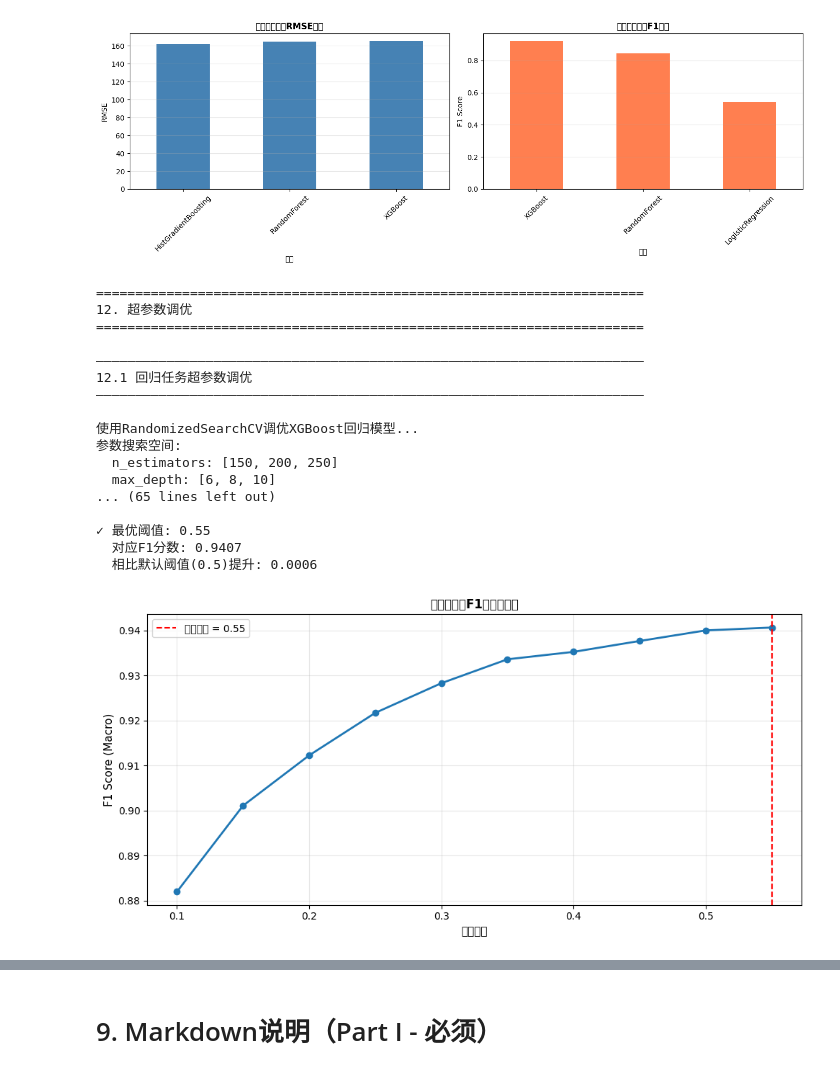
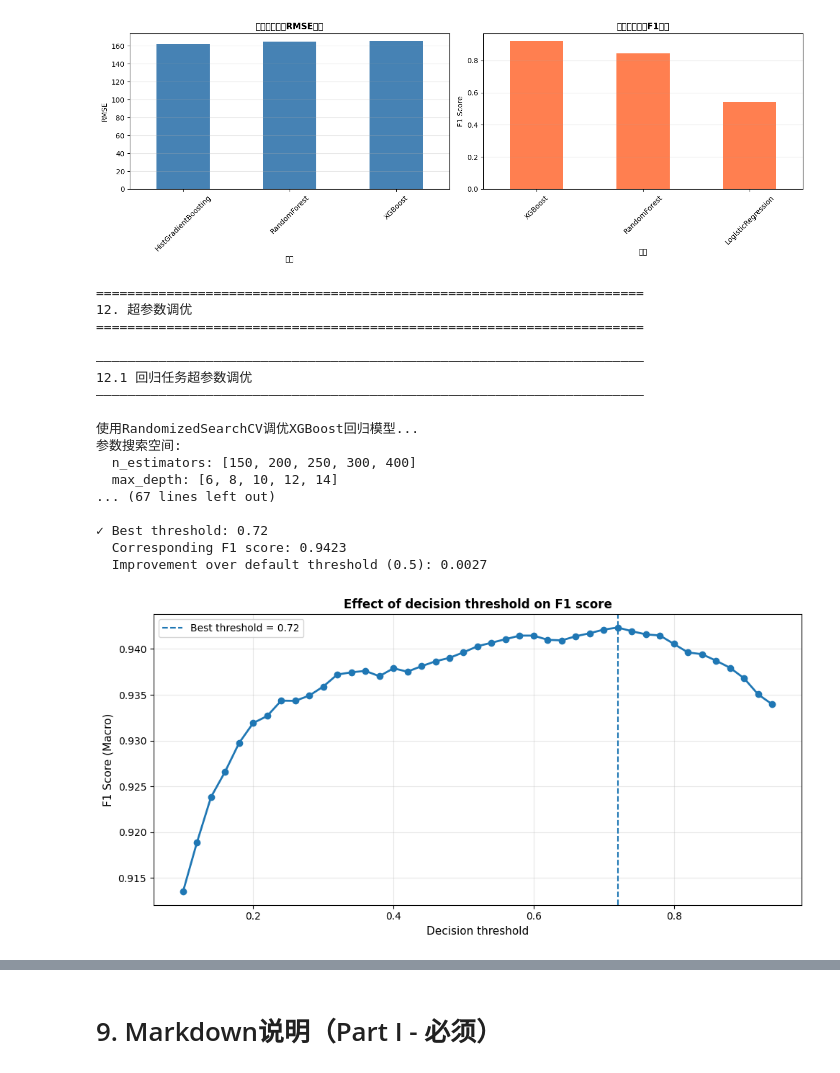
Before and after one commit to Kacaw2/9321-ass3, a Jupyter notebook: z5618951.ipynb, the cells around one changed output, grey strips where cells are left out. Saved outputs shown, nothing was run; the diff lists cells and outputs as text; code cells hidden in the pictures.

```diff
--- a/z5618951.ipynb
+++ b/z5618951.ipynb
@@ -196,6 +219,7 @@ def clean_and_prepare_data(df):
         if col in df_clean.columns:
             df_clean[col] = df_clean[col].astype('category')
 
+    df_clean = add_advanced_features(df_clean)
     return df_clean
 
 # 4. 应用数据清理
@@ -587,13 +617,14 @@ print("—" * 70)
 print("\n使用RandomizedSearchCV调优XGBoost回归模型...")
 
 param_dist_reg = {
-    'n_estimators': [150, 200, 250],
-    'max_depth': [6, 8, 10],
-    'learning_rate': [0.05, 0.08, 0.1],
+    'n_estimators': [150, 200, 250, 300, 400],
+    'max_depth': [6, 8, 10, 12, 14],
+    'learning_rate': [0.05, 0.08, 0.1, 0.12, 0.14, 0.16, 0.18, 0.20],
     'subsample': [0.8, 0.85, 0.9],
-    'colsample_bytree': [0.8, 0.85, 0.9],
-    'reg_alpha': [0, 0.1, 0.5],
-    'reg_lambda': [0.5, 1.0, 2.0]
+    'colsample_bytree': [0.8, 0.85, 0.9, 0.95],
+    'reg_alpha': [0, 0.01,0.05, 0.1, 0.5],
+    'reg_lambda': [0.5, 0.8, 1.0, 1.5, 2.0],
+    'min_child_weight': [1, 2, 3]
 }
 
 print(f"参数搜索空间:")
@@ -609,9 +640,9 @@ xgb_reg = XGBRegressor(
 random_search_reg = RandomizedSearchCV(
     xgb_reg,
     param_distributions=param_dist_reg,
-    n_iter=20,
+    n_iter=30,
     scoring='neg_root_mean_squared_error',
-    cv=3,
+    cv=5,
     random_state=42,
     n_jobs=-1,
     verbose=1
@@ -644,14 +675,14 @@ print("—" * 70)
 print("\n使用RandomizedSearchCV调优XGBoost分类模型...")
 
 param_dist_clf = {
-    'n_estimators': [200, 250, 300],
+    'n_estimators': [200, 250, 300, 400, 500],
     'max_depth': [8, 10, 12],
-    'learning_rate': [0.05, 0.08, 0.1],
+    'learning_rate': [0.05, 0.08, 0.1, 0.12, 0.14, 0.16, 0.18, 0.20],
     'subsample': [0.8, 0.85, 0.9],
     'colsample_bytree': [0.8, 0.85, 0.9],
     'reg_alpha': [0, 0.1, 0.5],
     'reg_lambda': [0.5, 1.0, 2.0],
-    'scale_pos_weight': [scale_pos_weight * 0.8, scale_pos_weight, scale_pos_weight * 1.2]
+    'scale_pos_weight': [scale_pos_weight * 0.8, scale_pos_weight, scale_pos_weight * 1.2, scale_pos_weight * 1.3, scale_pos_weight * 1.4, scale_pos_weight * 1.5, scale_pos_weight * 1.6]
 }
 
 print(f"参数搜索空间:")
@@ -706,51 +737,51 @@ print("\n寻找最优决策阈值...")
 y_pred_proba = best_model_clf.predict_proba(X_val_clf)[:, 1]
 
 # 测试不同阈值
-thresholds = np.arange(0.1, 0.6, 0.05)
+thresholds = np.arange(0.1, 0.95, 0.02)
 f1_scores = []
 
 for threshold in thresholds:
     y_pred_threshold = (y_pred_proba >= threshold).astype(int)
     f1 = f1_score(y_val_clf, y_pred_threshold, average='macro')
     f1_scores.append(f1)
 
 best_threshold_idx = np.argmax(f1_scores)
 best_threshold = thresholds[best_threshold_idx]
 best_f1_with_threshold = f1_scores[best_threshold_idx]
 
-print(f"\n✓ 最优阈值: {best_threshold:.2f}")
-print(f"  对应F1分数: {best_f1_with_threshold:.4f}")
-print(f"  相比默认阈值(0.5)提升: {best_f1_with_threshold - tuned_f1:.4f}")
+print(f"\n✓ Best threshold: {best_threshold:.2f}")
+print(f"  Corresponding F1 score: {best_f1_with_threshold:.4f}")
+print(f"  Improvement over default threshold (0.5): {best_f1_with_threshold - tuned_f1:.4f}")
 
-# 可视化阈值vs F1
+# Visualize threshold vs F1
 plt.figure(figsize=(10, 5))
 plt.plot(thresholds, f1_scores, marker='o', linewidth=2, markersize=6)
-plt.axvline(x=best_threshold, color='r', linestyle='--', label=f'最优阈值 = {best_threshold:.2f}')
-plt.xlabel('决策阈值', fontsize=11)
+plt.axvline(x=best_threshold, linestyle='--', label=f'Best threshold = {best_threshold:.2f}')
+plt.xlabel('Decision threshold', fontsize=11)
 plt.ylabel('F1 Score (Macro)', fontsize=11)
-plt.title('决策阈值对F1分数的影响', fontsize=12, fontweight='bold')
+plt.title('Effect of decision threshold on F1 score', fontsize=12, fontweight='bold')
 plt.grid(alpha=0.3)
 plt.legend()
 plt.tight_layout()
 plt.show()
 # %% [output]
 ======================================================================
 12. 超参数调优
 ======================================================================
 
 ——————————————————————————————————————————————————————————————————————
 12.1 回归任务超参数调优
 ——————————————————————————————————————————————————————————————————————
 
 使用RandomizedSearchCV调优XGBoost回归模型...
 参数搜索空间:
-  n_estimators: [150, 200, 250]
-  max_depth: [6, 8, 10]
-... (65 lines left out)
+  n_estimators: [150, 200, 250, 300, 400]
+  max_depth: [6, 8, 10, 12, 14]
+... (67 lines left out)
 
-✓ 最优阈值: 0.55
-  对应F1分数: 0.9407
-  相比默认阈值(0.5)提升: 0.0006
+✓ Best threshold: 0.72
+  Corresponding F1 score: 0.9423
+  Improvement over default threshold (0.5): 0.0027
-[figure, old version]
+[figure, new version]
 # %%
 # ============================================================
```
Also changed, not shown: parts of 4 cells of this notebook, 1 other file.
